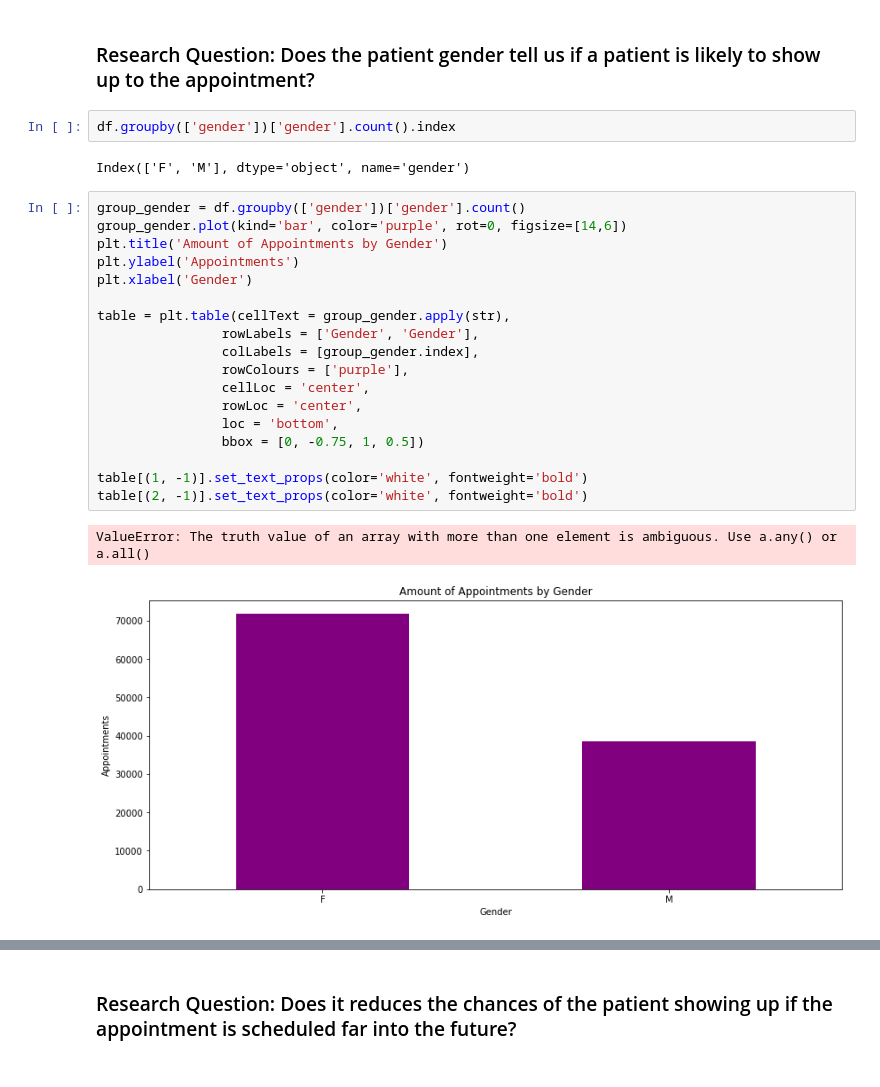
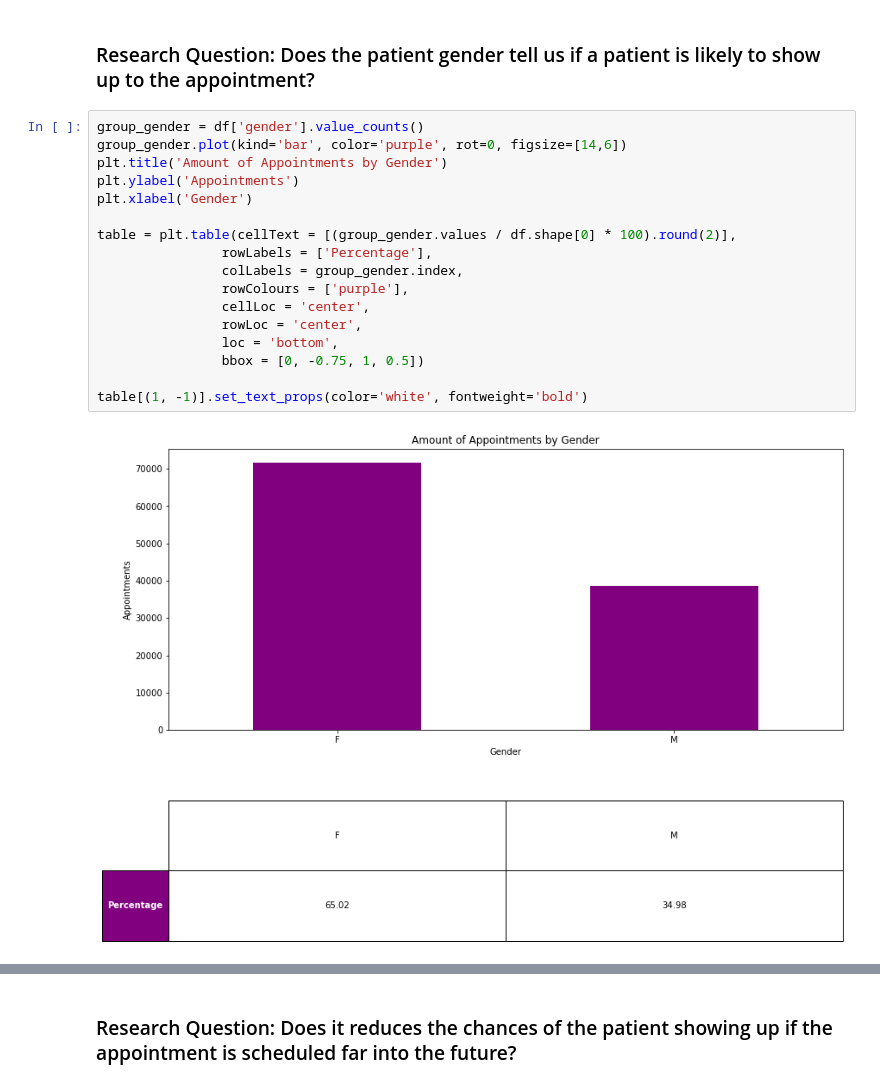
Before and after one commit to jlvalport/Medical-appointments-analysis, a Jupyter notebook: No-show Medical Appointments Analysis.ipynb, the cells around one changed output, grey strips where cells are left out. Saved outputs shown, nothing was run; the diff lists cells and outputs as text.

```diff
--- a/No-show Medical Appointments Analysis.ipynb
+++ b/No-show Medical Appointments Analysis.ipynb
@@ -297,28 +312,22 @@ plt.legend(['Showed Up', 'No Show']);
 It seems that there are more appointments for babies and young children, and the majority of them show up to the appointment. There are fewer appointments made by people ages 10 - 25 approximately, presumably because they are healthier at that age. We see that for people ages 26 - 64 there is a growth in the number of appointments, except for a considerate decrease of appointments in people ages 41 - 48 approximately. The distribution is skewed to the right mainly because of the life expectancy. According to the data of the United Nations, in the period 2010 - 2015, in which this data was taken, Brazil had a life expectancy of 74.34.
 # %% [markdown]
  ### Research Question: Does the patient gender tell us if a patient is likely to show up to the appointment?
-# %%
-df.groupby(['gender'])['gender'].count().index
-# %% [output]
-Index(['F', 'M'], dtype='object', name='gender')
 # %%
-group_gender = df.groupby(['gender'])['gender'].count()
+group_gender = df['gender'].value_counts()
 group_gender.plot(kind='bar', color='purple', rot=0, figsize=[14,6])
 plt.title('Amount of Appointments by Gender')
 plt.ylabel('Appointments')
 plt.xlabel('Gender')
 
-table = plt.table(cellText = group_gender.apply(str),
-                rowLabels = ['Gender', 'Gender'],
-                colLabels = [group_gender.index],
+table = plt.table(cellText = [(group_gender.values / df.shape[0] * 100).round(2)],
+                rowLabels = ['Percentage'],
+                colLabels = group_gender.index,
                 rowColours = ['purple'],
                 cellLoc = 'center',
                 rowLoc = 'center',
                 loc = 'bottom',
                 bbox = [0, -0.75, 1, 0.5])
 
 table[(1, -1)].set_text_props(color='white', fontweight='bold')
-table[(2, -1)].set_text_props(color='white', fontweight='bold')
 # %% [output]
-ValueError: The truth value of an array with more than one element is ambiguous. Use a.any() or a.all()
-[figure, old version]
+[figure, new version]
```
Also changed, not shown: parts of 11 cells of this notebook.
